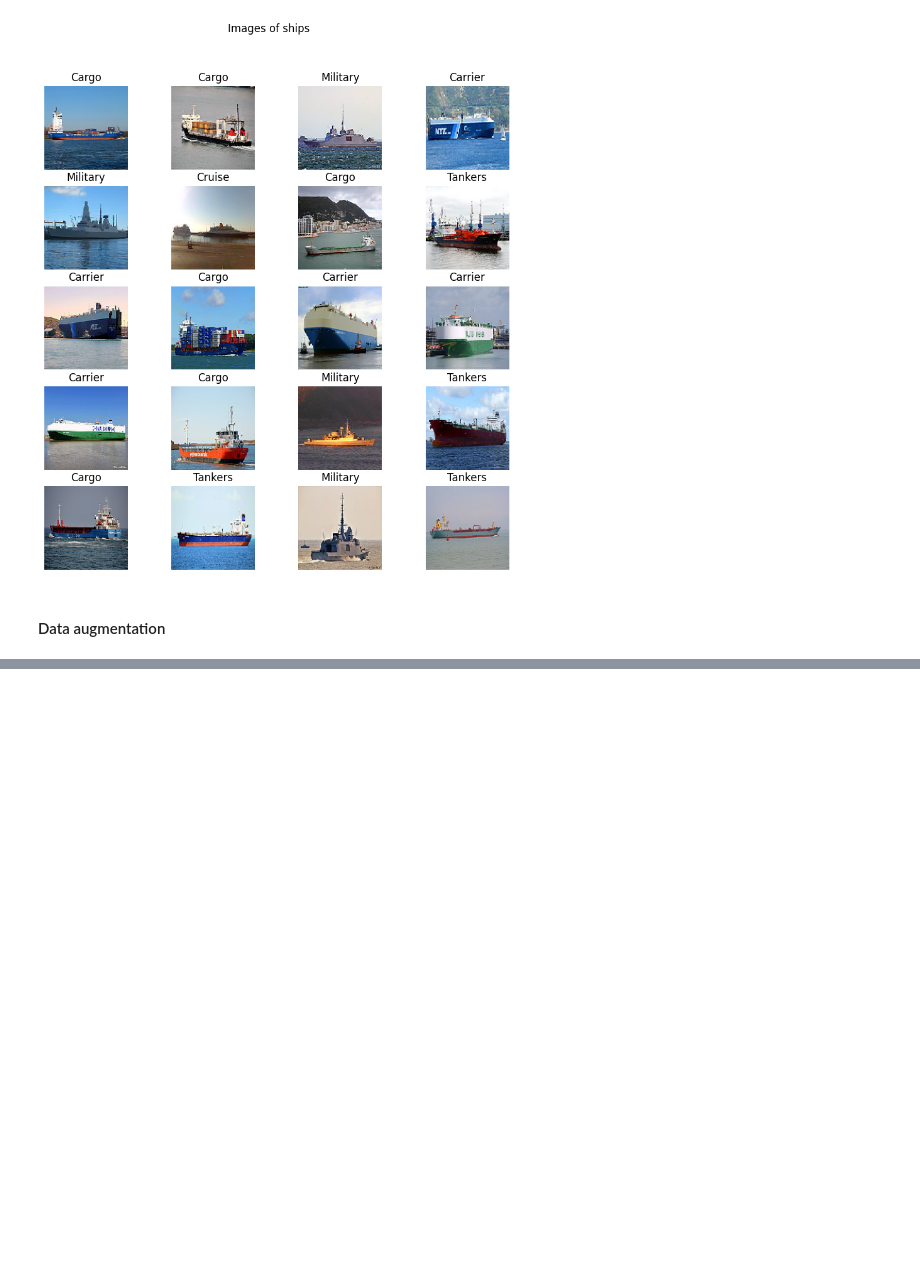
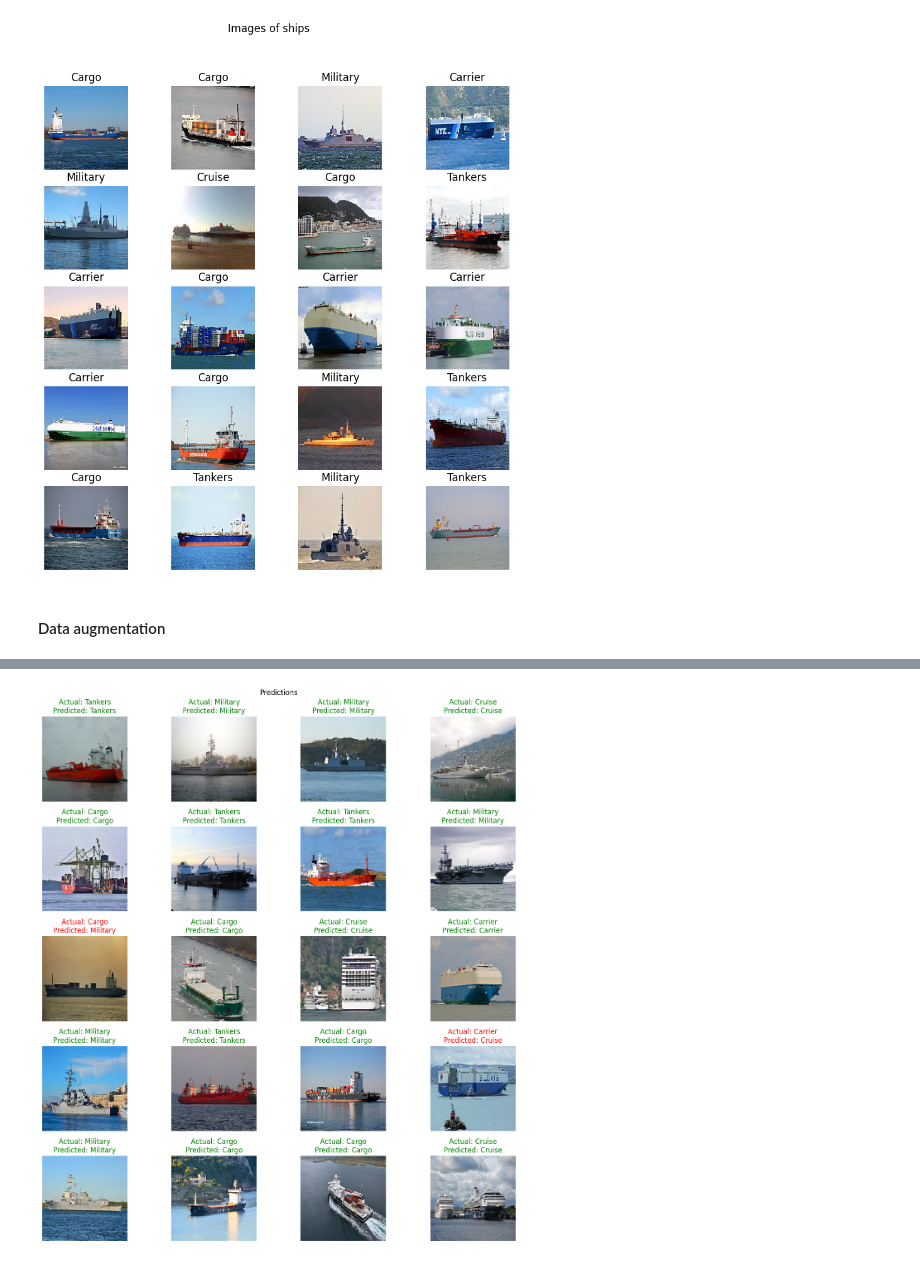
Before and after one commit to GamerGbesh/ship_cnn_classification, a Jupyter notebook: ships.ipynb, the cells around one changed output, grey strips where cells are left out. Saved outputs shown, nothing was run; the diff lists cells and outputs as text; code cells hidden in the pictures; blank space fills up the shorter version.

```diff
--- a/ships.ipynb
+++ b/ships.ipynb
@@ -207,0 +210,25 @@ plt.show()
+# %%
+plt.figure(figsize=(14, 14))
+plt.suptitle("Predictions")
+
+for i in data_test:
+    image = i[0]
+    label = i[1]
+
+for i in range(1, 21):
+    plt.subplot(row, col, i)
+    plt.imshow(image[i-1])
+    prediction = np.argmax(model.predict(tf.expand_dims(image[i-1], 0)))
+    prediction = train_categories[prediction]
+    actual = train_categories[label[i-1].numpy()]
+    if prediction == actual:
+        color = "green"
+    else:
+        color = "red"
+    plt.title(f"Actual: {actual}\nPredicted: {prediction}", color=color)
+    plt.tight_layout(pad=1.2)
+
+    plt.grid(False)
+    plt.axis("Off")
+plt.show()
+# %% [output]
@@ -207,0 +255 @@ plt.show()
+[figure, added]
```
Also changed, not shown: parts of 7 cells of this notebook, 4 other files.
